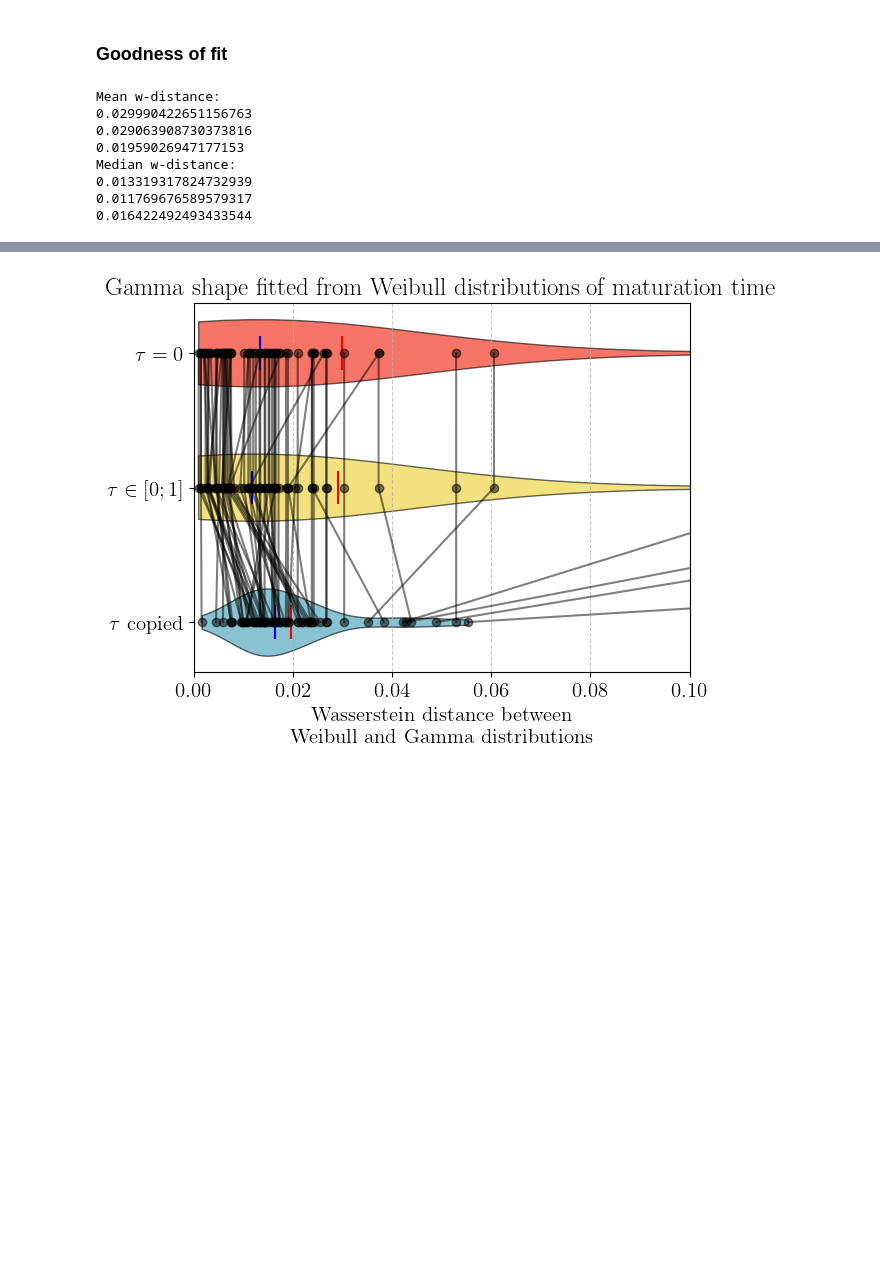
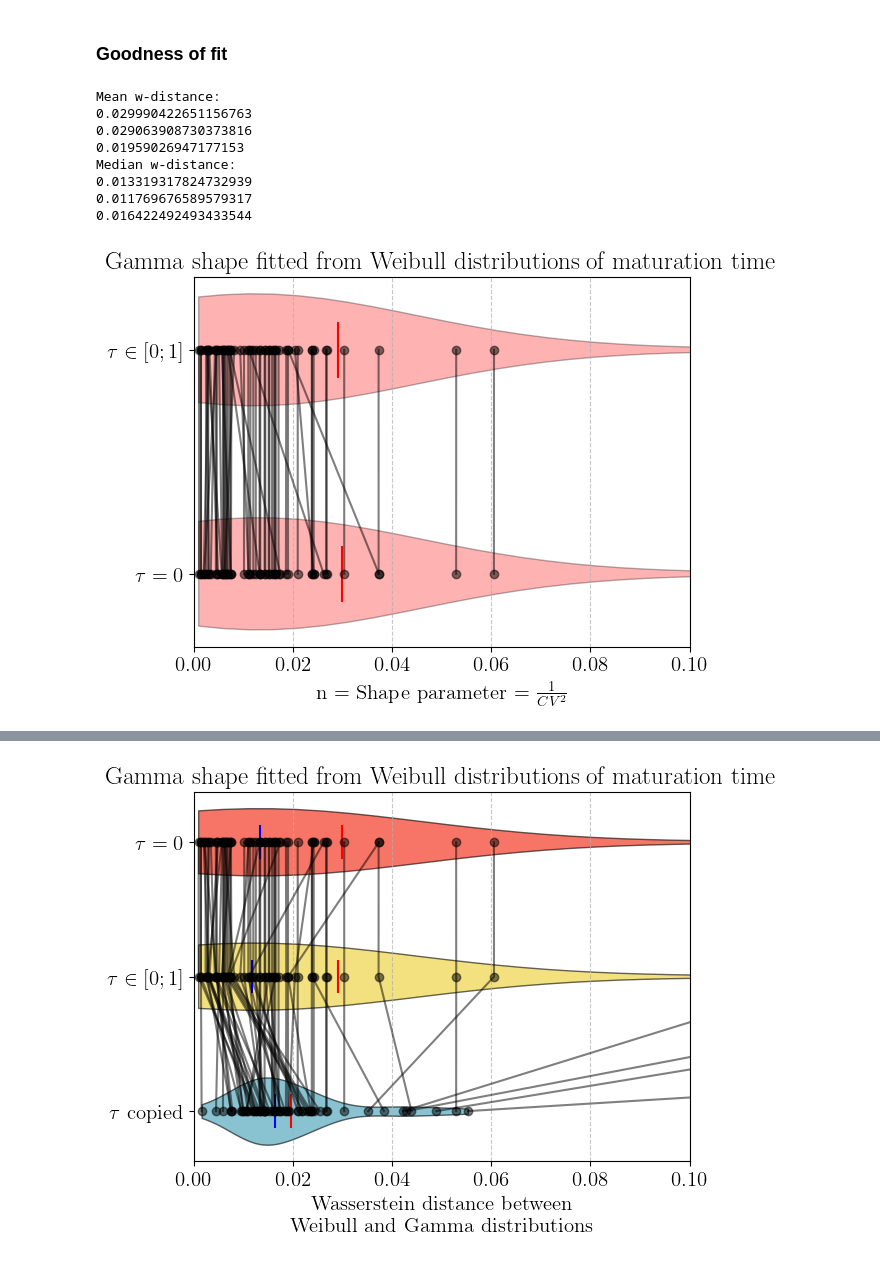
Before and after one commit to mdri00/Internship_2025_LCT, a Jupyter notebook: survey_gamma_shape/notebooks/survey_gamma.ipynb, the cells around one changed output, grey strips where cells are left out. Cells and saved outputs as stored; diff of their text form; code cells hidden in the pictures; blank space fills up the shorter version.

```diff
--- a/survey_gamma_shape/notebooks/survey_gamma.ipynb
+++ b/survey_gamma_shape/notebooks/survey_gamma.ipynb
@@ -369,6 +369,13 @@ Significant shape change between zero shift and positive shift:
 # %% [markdown]
 ## Visualisation des résultats - Violinplot et effet du forçage $\tau = 0$
 # %%
+with open(processedDATA_DIR / "gamma_fit_per_stage_zero.npy", 'rb') as f:
+    gamma_pars_per_stage_zero = np.load(f)
+with open(processedDATA_DIR / "gamma_fit_per_stage_pos.npy", 'rb') as f:
+    gamma_pars_per_stage_pos = np.load(f)
+with open(processedDATA_DIR / "gamma_fit_per_stage_copy.npy", 'rb') as f:
+    gamma_pars_per_stage_copy = np.load(f)
+
 data0 = np.clip(gamma_pars_per_stage_copy[:,1], 0, 500)
 data1 = np.clip(gamma_pars_per_stage_pos[:,1], 0, 500)
 data2 = np.clip(gamma_pars_per_stage_zero[:,1], 0, 500)
@@ -437,6 +444,13 @@ plt.close()
 [figure]
 [figure]
 # %%
+with open(processedDATA_DIR / "gamma_fit_per_stage_zero.npy", 'rb') as f:
+    gamma_pars_per_stage_zero = np.load(f)
+with open(processedDATA_DIR / "gamma_fit_per_stage_pos.npy", 'rb') as f:
+    gamma_pars_per_stage_pos = np.load(f)
+with open(processedDATA_DIR / "gamma_fit_per_stage_copy.npy", 'rb') as f:
+    gamma_pars_per_stage_copy = np.load(f)
+
 data0 = np.clip(gamma_pars_per_stage_copy[:,1], 0, 500)
 data1 = np.clip(gamma_pars_per_stage_pos[:,1], 0, 500)
 data2 = np.clip(gamma_pars_per_stage_zero[:,1], 0, 500)
@@ -473,6 +487,13 @@ plt.close()
 # %% [output]
 [figure]
 # %%
+with open(processedDATA_DIR / "gamma_fit_per_stage_zero.npy", 'rb') as f:
+    gamma_pars_per_stage_zero = np.load(f)
+with open(processedDATA_DIR / "gamma_fit_per_stage_pos.npy", 'rb') as f:
+    gamma_pars_per_stage_pos = np.load(f)
+with open(processedDATA_DIR / "gamma_fit_per_stage_copy.npy", 'rb') as f:
+    gamma_pars_per_stage_copy = np.load(f)
+
 data0 = np.clip(gamma_pars_per_stage_zero[:,1], 0, 500)
 data2 = np.clip(gamma_pars_per_stage_pos[:,1], 0, 500)
 data = [data0, data2]
@@ -554,6 +575,13 @@ plt.ylabel("Gamma shape (n)")
 Text(0, 0.5, 'Gamma shape (n)')
 [figure]
 # %%
+with open(processedDATA_DIR / "gamma_fit_per_stage_zero.npy", 'rb') as f:
+    gamma_pars_per_stage_zero = np.load(f)
+with open(processedDATA_DIR / "gamma_fit_per_stage_pos.npy", 'rb') as f:
+    gamma_pars_per_stage_pos = np.load(f)
+with open(processedDATA_DIR / "gamma_fit_per_stage_copy.npy", 'rb') as f:
+    gamma_pars_per_stage_copy = np.load(f)
+
 colors = [wesanderson.color_palettes["The Life Aquatic with Steve Zissou"][0][0],wesanderson.color_palettes["The Life Aquatic with Steve Zissou"][0][2],wesanderson.color_palettes["The Life Aquatic with Steve Zissou"][0][4]]
 
 plt.scatter(gamma_pars_per_stage_copy[:,2],gamma_pars_per_stage_zero[:,1], label = r"$\tau = 0$", alpha = .7, color = colors[0])
@@ -578,6 +606,14 @@ Text(0, 0.5, 'Gamma shape')
 # %% [markdown]
 ### Goodness of fit
 # %%
+with open(processedDATA_DIR / "gamma_fit_per_stage_zero.npy", 'rb') as f:
+    gamma_pars_per_stage_zero = np.load(f)
+with open(processedDATA_DIR / "gamma_fit_per_stage_pos.npy", 'rb') as f:
+    gamma_pars_per_stage_pos = np.load(f)
+with open(processedDATA_DIR / "gamma_fit_per_stage_copy.npy", 'rb') as f:
+    gamma_pars_per_stage_copy = np.load(f)
+
+
 print("Mean w-distance:")
 print(np.mean(gamma_pars_per_stage_zero[:,3]))
 print(np.mean(gamma_pars_per_stage_pos[:,3]))
@@ -588,37 +624,37 @@ print(np.median(gamma_pars_per_stage_zero[:,3]))
 print(np.median(gamma_pars_per_stage_pos[:,3]))
 print(np.median(gamma_pars_per_stage_copy[:,3]))
 
-data1 = np.clip(gamma_pars_per_stage_zero[:,1], 0, 500)
-data2 = np.clip(gamma_pars_per_stage_pos[:,1], 0, 500)
+data1 = np.clip(gamma_pars_per_stage_zero[:,3], 0, 500)
+data2 = np.clip(gamma_pars_per_stage_pos[:,3], 0, 500)
 data = [data1, data2]
 
-
 fig, ax = plt.subplots()
+plt.xlim(0,0.1)
 box = plt.violinplot(data, vert=False, positions=[1, 2], widths=0.5, showmeans=True, showmedians=False, showextrema=False)
 for pc in box['bodies']:
     pc.set_facecolor('red')
     pc.set_edgecolor('black')
 box['cmeans'].set_colors('red')
 
 
 # Plot lines connecting paired data points
 for i in range(len(data1)):
     plt.plot([data1[i], data2[i]], [1, 2],color='black', alpha=0.5, marker='o')
 # Aesthetic settings
 plt.yticks([1, 2])
 ax.set_yticklabels([r'$\tau = 0$', r'$\tau \in [0;1]$'])
 ax.set_xlabel(r'n = Shape parameter $= \frac{1}{CV^2}$')
 ax.grid(True, axis='x', linestyle='--', alpha=0.7)
-plt.savefig(FIG_DIR / "n_survey_not_clipped.pdf", bbox_inches = 'tight')
 ax.set_title('Gamma shape fitted from Weibull distributions of maturation time')
 plt.show()
 plt.close()
 # %% [output]
 Mean w-distance:
 0.029990422651156763
 0.029063908730373816
 0.01959026947177153
 Median w-distance:
 0.013319317824732939
 0.011769676589579317
 0.016422492493433544
+[figure, added]
```
Also changed, not shown: parts of 2 cells of this notebook, 5 other files.
